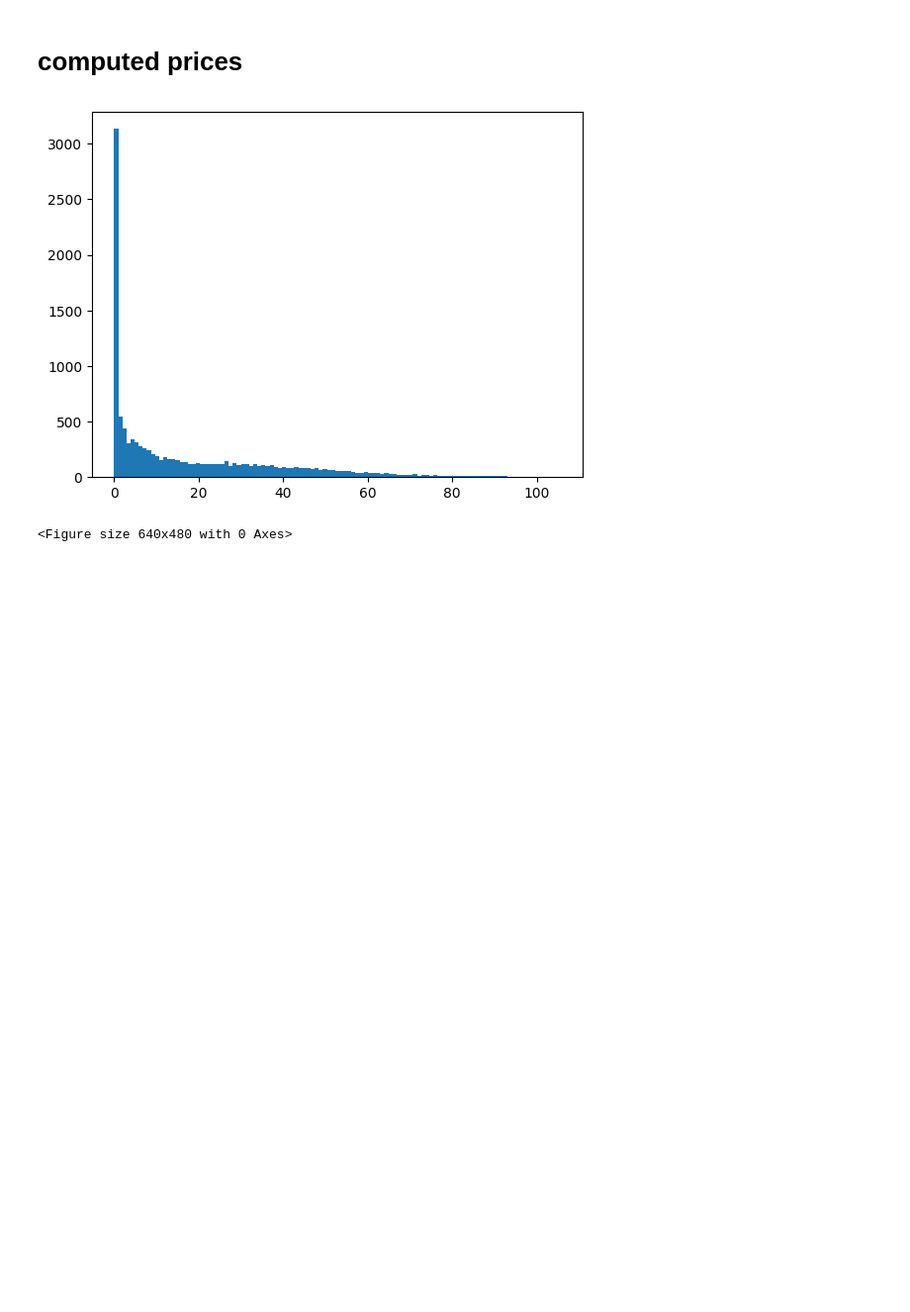
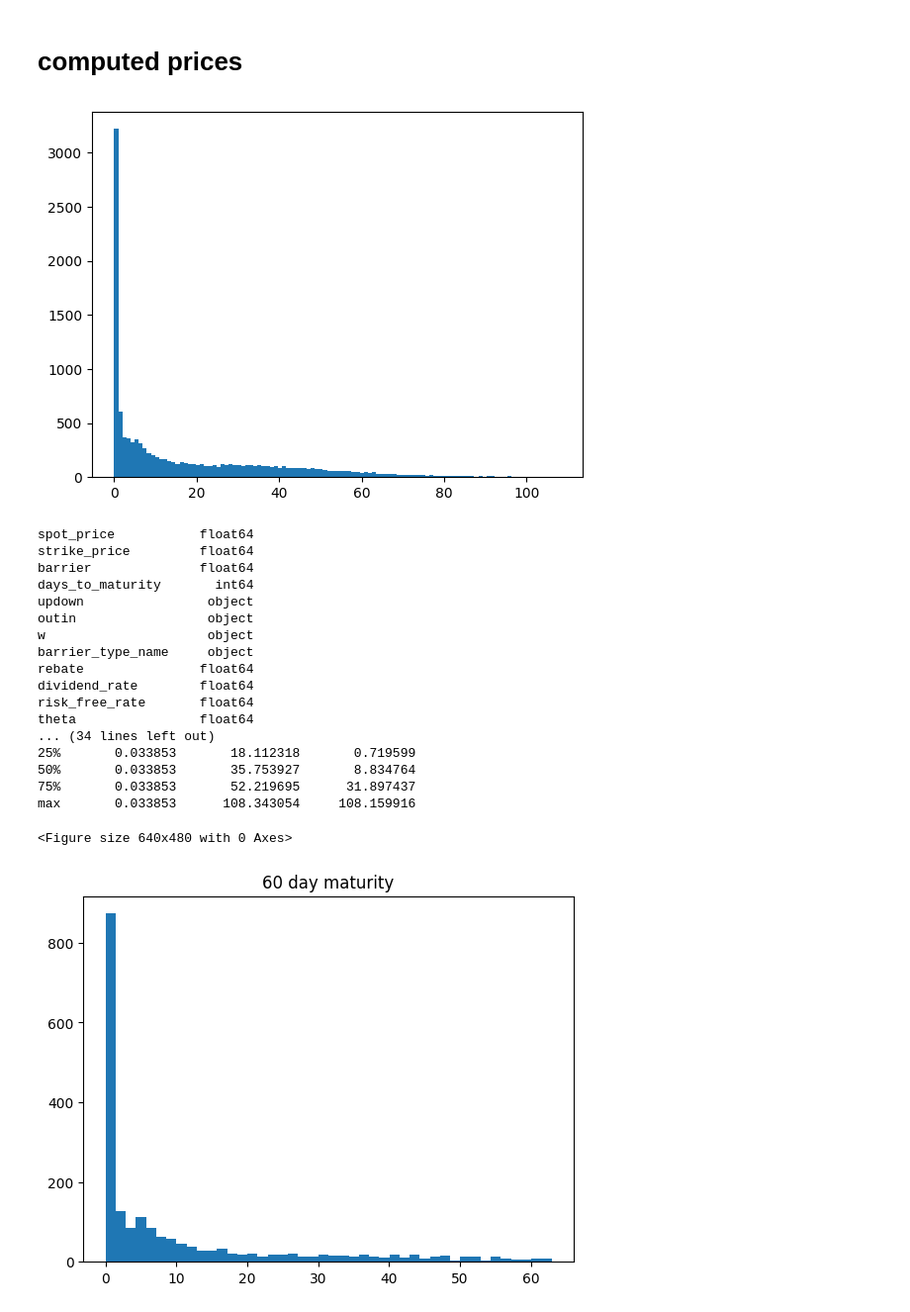
Before and after one commit to boomelage/machine-learning-option-pricing, a Jupyter notebook: historical_data/historical_av_collection/historical_av_data.ipynb, the cells around one changed output. Shown at 99% size. Saved outputs shown, nothing was run; the diff lists cells and outputs as text; code cells hidden in the pictures; blank space fills up the shorter version.

```diff
--- a/historical_data/historical_av_collection/historical_av_data.ipynb
+++ b/historical_data/historical_av_collection/historical_av_data.ipynb
@@ -37,12 +68,12 @@ from historical_av_key_collector import keys_df
 # calibrations
 # %%
 calibration_keys = keys_df.copy().dropna(subset='calibration_key')
-calibations = []
+calibrations = []
 while True:
     try:
         store.open()
         for i,row in calibration_keys.iterrows():
-            calibations.append(store[row['calibration_key']])
+            calibrations.append(store[row['calibration_key']])
         break
     except Exception as e:
         print(e)
@@ -53,14 +84,16 @@ while True:
     finally:
         store.close()
 
-calibations = pd.concat(calibations,ignore_index=True)[['calculation_date','theta','kappa','rho','eta','v0']].drop_duplicates().reset_index(drop=True)
-calibations['calculation_date'] = pd.to_datetime(calibations['calculation_date'],format='%Y-%m-%d')
-calibations = calibations.set_index('calculation_date')
-for col in calibations.columns:
+calibrations = pd.concat(calibrations,ignore_index=True)
+calibrations['calculation_date'] = pd.to_datetime(calibrations['calculation_date'],format='%Y-%m-%d')
+calibrations = calibrations.set_index('calculation_date')
+parameters = calibrations[['spot_price','theta','kappa','rho','eta','v0']].drop_duplicates()
+for col in parameters.columns:
     plt.figure()
-    plt.plot(calibations[col], color='black')
+    plt.plot(calibrations[col], color='black')
     plt.xticks(rotation=45)
     plt.title(col)
     plt.show()
     plt.clf()
+print(f"\n{calibrations.reset_index().describe()}")
 # %% [output]
@@ -79,23 +149,57 @@ for col in calibations.columns:
 # %%
 prices_keys = keys_df.copy().dropna(subset='priced_securities_key')
 while True:
     try:
         store.open()
         for i,row in prices_keys.iterrows():
             prices = store[row['priced_securities_key']]
         break
     except Exception as e:
         print(e)
         print('retrying in...')
         for i in range(2):
             print(2-i)
             time.sleep(1)
     finally:
         store.close()
 plt.figure()
 plt.hist(prices['barrier_price'],bins=int(prices.shape[0]**0.5))
 plt.show()
 plt.clf()
+
+print(prices.dtypes)
+
+W = prices['w'].unique().tolist()
+btypes = prices['barrier_type_name'].unique().tolist()
+T = prices['days_to_maturity'].unique().tolist()
+pricesby_t = prices.set_index('days_to_maturity')
+print(pricesby_t.describe())
+
+for t in T:
+    price_series = pricesby_t.loc[t,'barrier_price']
+    plt.figure()
+    plt.hist(price_series,bins = int((price_series.shape[0])**0.5))
+    plt.title(f"{t} day maturity")
+    plt.show()
+    plt.clf()
 # %% [output]
-[figure, old version]
+[figure, new version]
-<Figure size 640x480 with 0 Axes>
+spot_price           float64
+strike_price         float64
+barrier              float64
+days_to_maturity       int64
+updown                object
+outin                 object
+w                     object
+barrier_type_name     object
+rebate               float64
+dividend_rate        float64
+risk_free_rate       float64
+theta                float64
+... (34 lines left out)
+25%       0.033853       18.112318       0.719599
+50%       0.033853       35.753927       8.834764
+75%       0.033853       52.219695      31.897437
+max       0.033853      108.343054     108.159916
+<Figure size 640x480 with 0 Axes>
+[figure, added]
```
Also changed, not shown: parts of 14 cells of this notebook, 1 other file.
